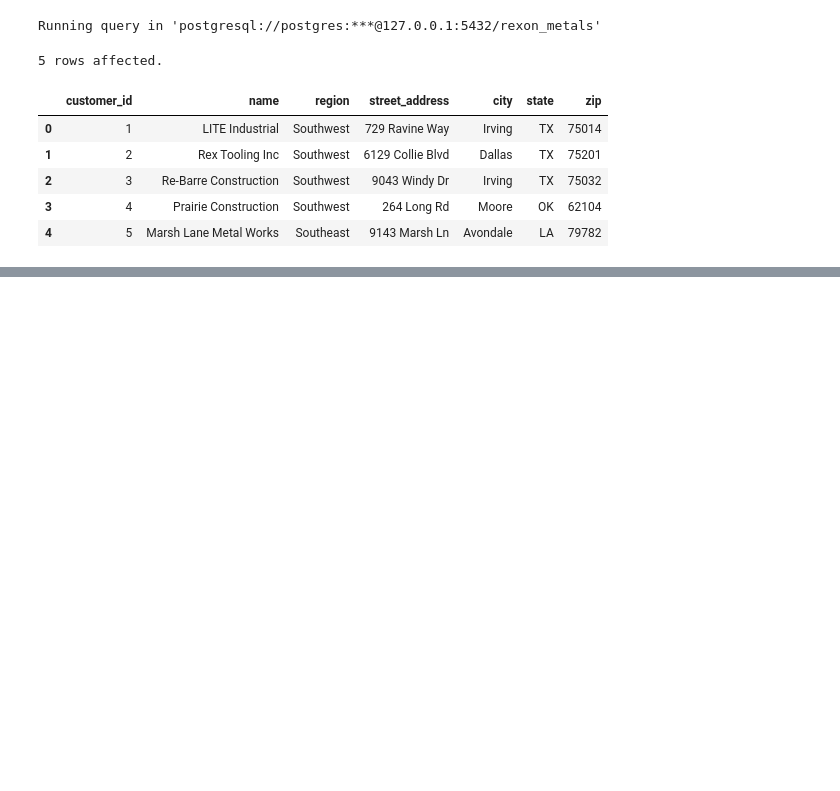
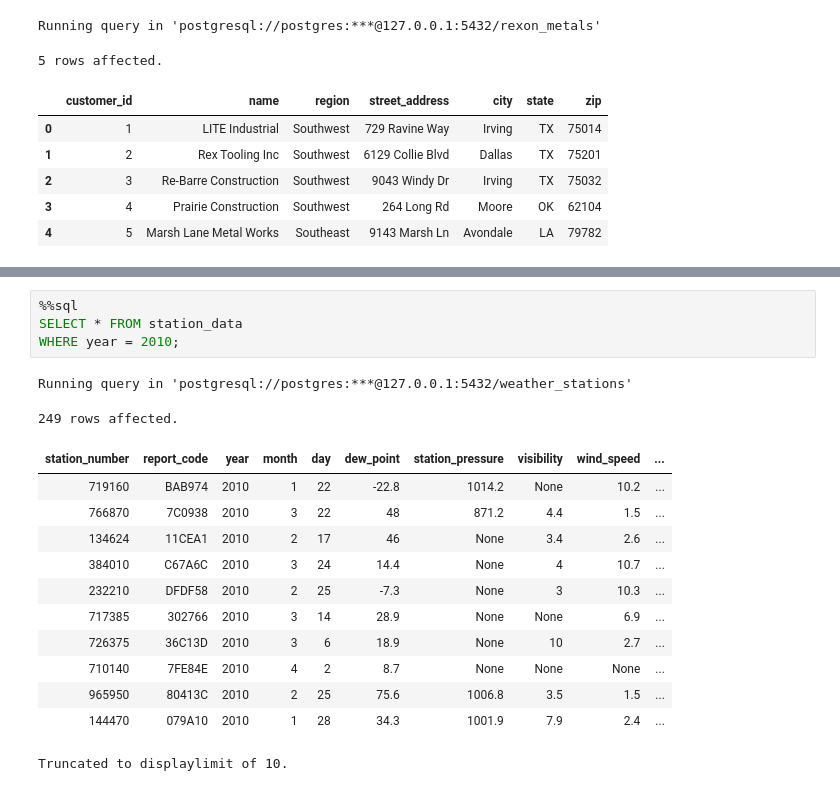
Before and after one commit to gabriela-lusofona/sql, a Jupyter notebook: sql.ipynb, the cells around one changed output, grey strips where cells are left out. Saved outputs shown, nothing was run; the diff lists cells and outputs as text; blank space fills up the shorter version.

```diff
--- a/sql.ipynb
+++ b/sql.ipynb
@@ -98,0 +280,19 @@ Running query in 'postgresql://postgres:***@127.0.0.1:5432/rexon_metals'
+# %%
+%%sql
+SELECT * FROM station_data
+WHERE year = 2010;
+# %% [output]
+Running query in 'postgresql://postgres:***@127.0.0.1:5432/weather_stations'
+249 rows affected.
+| station_number | report_code | year | month | day | dew_point | station_pressure | visibility | wind_speed | ... |
+| 719160 | BAB974 | 2010 | 1 | 22 | -22.8 | 1014.2 | None | 10.2 | ... |
+| 766870 | 7C0938 | 2010 | 3 | 22 | 48 | 871.2 | 4.4 | 1.5 | ... |
+| 134624 | 11CEA1 | 2010 | 2 | 17 | 46 | None | 3.4 | 2.6 | ... |
+| 384010 | C67A6C | 2010 | 3 | 24 | 14.4 | None | 4 | 10.7 | ... |
+| 232210 | DFDF58 | 2010 | 2 | 25 | -7.3 | None | 3 | 10.3 | ... |
+| 717385 | 302766 | 2010 | 3 | 14 | 28.9 | None | None | 6.9 | ... |
+| 726375 | 36C13D | 2010 | 3 | 6 | 18.9 | None | 10 | 2.7 | ... |
+| 710140 | 7FE84E | 2010 | 4 | 2 | 8.7 | None | None | None | ... |
+| 965950 | 80413C | 2010 | 2 | 25 | 75.6 | 1006.8 | 3.5 | 1.5 | ... |
+| 144470 | 079A10 | 2010 | 1 | 28 | 34.3 | 1001.9 | 7.9 | 2.4 | ... |
+Truncated to displaylimit of 10.
```
Also changed, not shown: parts of 21 cells of this notebook.
